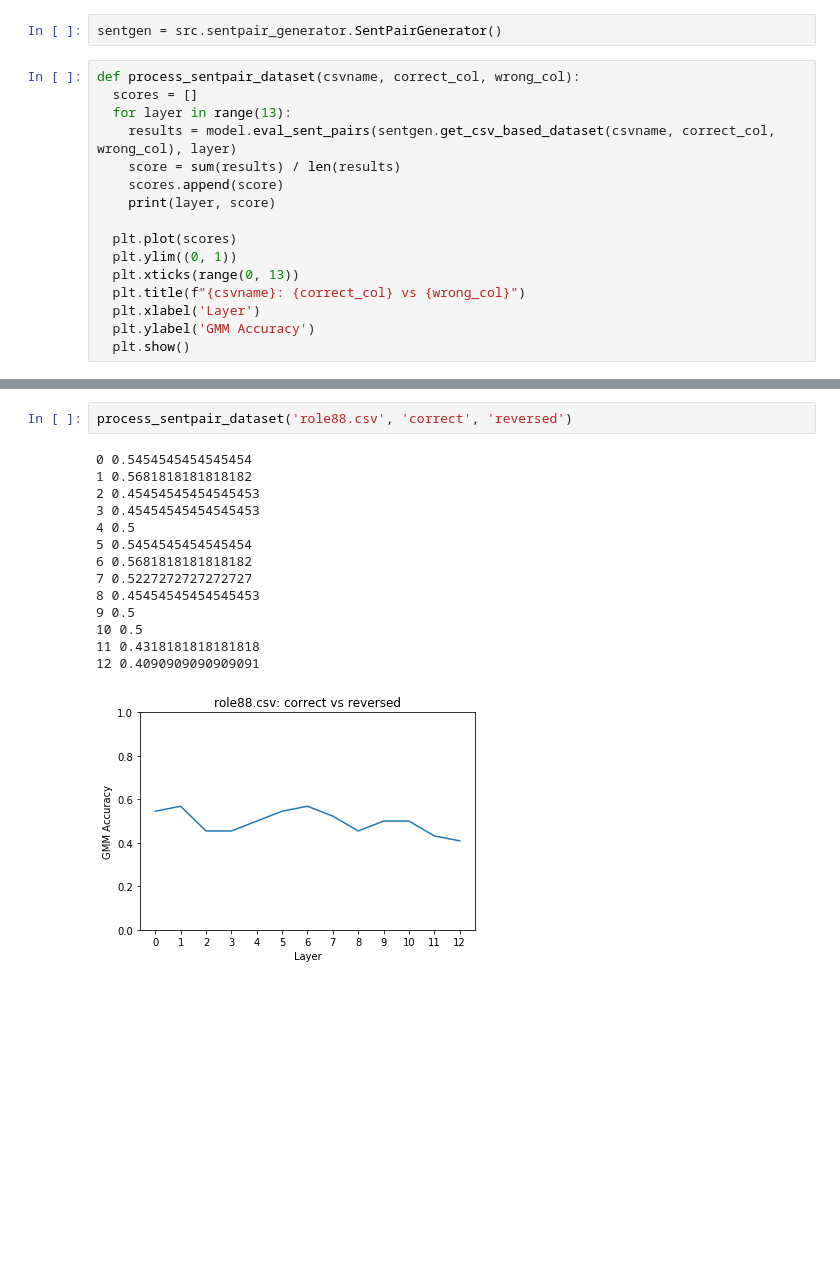
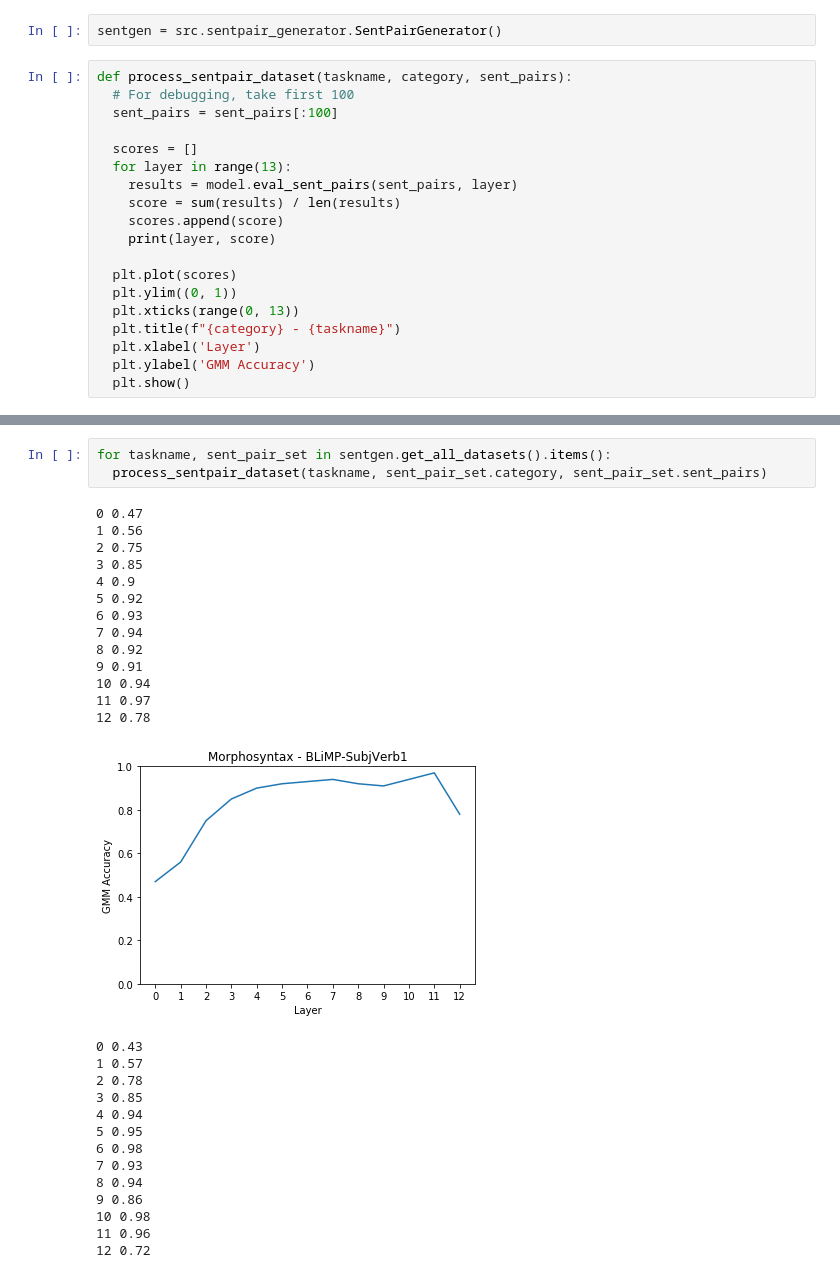
Before and after one commit to SPOClab-ca/layerwise-anomaly, a Jupyter notebook: notebooks_bai/GMMAnomaly.ipynb, the cells around one changed output, grey strips where cells are left out. Drawn from its saved outputs; the diff is of its cells as text; blank space fills up the shorter version.

```diff
--- a/notebooks_bai/GMMAnomaly.ipynb
+++ b/notebooks_bai/GMMAnomaly.ipynb
@@ -51,10 +51,13 @@ all_layer_scores("Corey's hamster entertained a nearby backpack and filled it wi
 # %%
 sentgen = src.sentpair_generator.SentPairGenerator()
 # %%
-def process_sentpair_dataset(csvname, correct_col, wrong_col):
+def process_sentpair_dataset(taskname, category, sent_pairs):
+  # For debugging, take first 100
+  sent_pairs = sent_pairs[:100]
+
   scores = []
   for layer in range(13):
-    results = model.eval_sent_pairs(sentgen.get_csv_based_dataset(csvname, correct_col, wrong_col), layer)
+    results = model.eval_sent_pairs(sent_pairs, layer)
     score = sum(results) / len(results)
     scores.append(score)
     print(layer, score)
@@ -62,7 +65,7 @@ def process_sentpair_dataset(csvname, correct_col, wrong_col):
   plt.plot(scores)
   plt.ylim((0, 1))
   plt.xticks(range(0, 13))
-  plt.title(f"{csvname}: {correct_col} vs {wrong_col}")
+  plt.title(f"{category} - {taskname}")
   plt.xlabel('Layer')
   plt.ylabel('GMM Accuracy')
   plt.show()
@@ -194,17 +72,31 @@ process_sentpair_dataset('cprag34.csv', 'correct', 'incorrect')
-# %%
-process_sentpair_dataset('role88.csv', 'correct', 'reversed')
-# %% [output]
-0 0.5454545454545454
-1 0.5681818181818182
-2 0.45454545454545453
-3 0.45454545454545453
-4 0.5
-5 0.5454545454545454
-6 0.5681818181818182
-7 0.5227272727272727
-8 0.45454545454545453
-9 0.5
-10 0.5
-11 0.4318181818181818
-12 0.4090909090909091
-[figure, removed]
+# %%
+for taskname, sent_pair_set in sentgen.get_all_datasets().items():
+  process_sentpair_dataset(taskname, sent_pair_set.category, sent_pair_set.sent_pairs)
+# %% [output]
+0 0.47
+1 0.56
+2 0.75
+3 0.85
+4 0.9
+5 0.92
+6 0.93
+7 0.94
+8 0.92
+9 0.91
+10 0.94
+11 0.97
+12 0.78
+[figure, added]
+0 0.43
+1 0.57
+2 0.78
+3 0.85
+4 0.94
+5 0.95
+6 0.98
+7 0.93
+8 0.94
+9 0.86
+10 0.98
+11 0.96
+12 0.72
```
Also changed, not shown: parts of 14 cells of this notebook, 3 other files.
